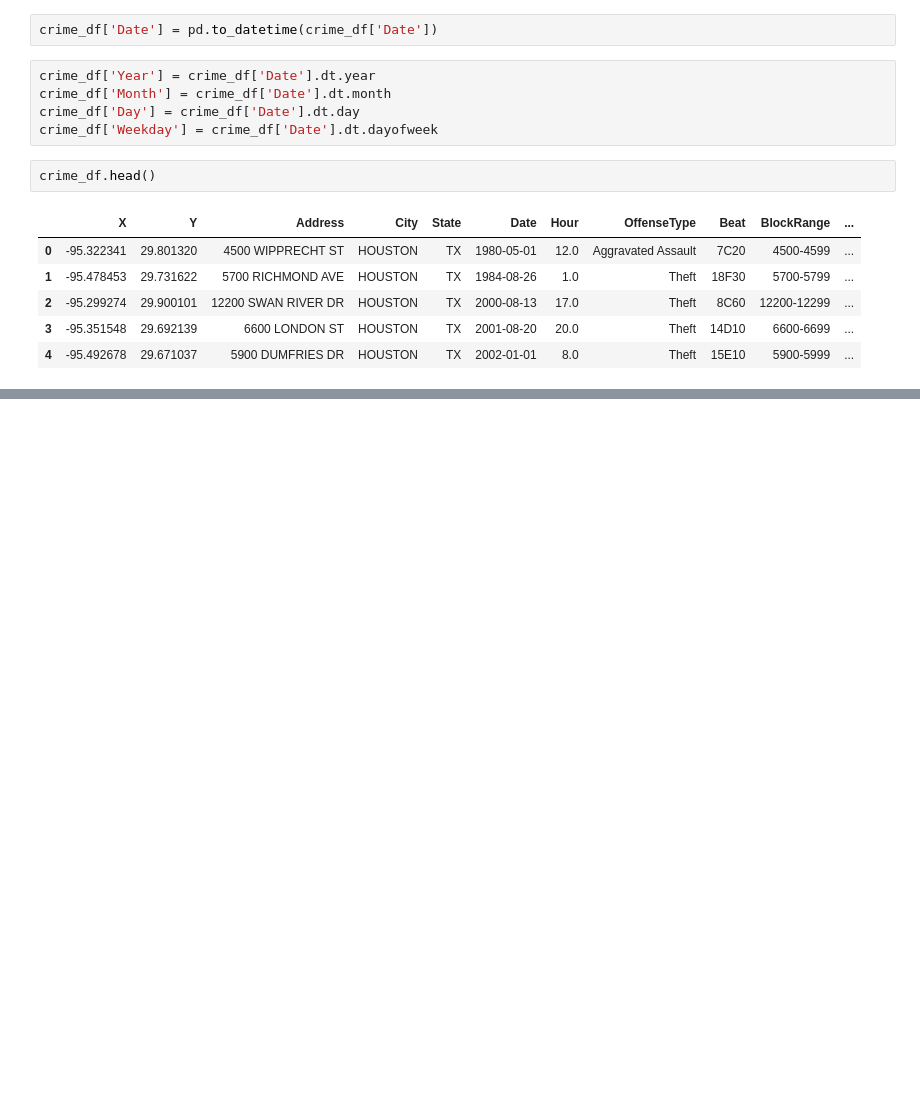
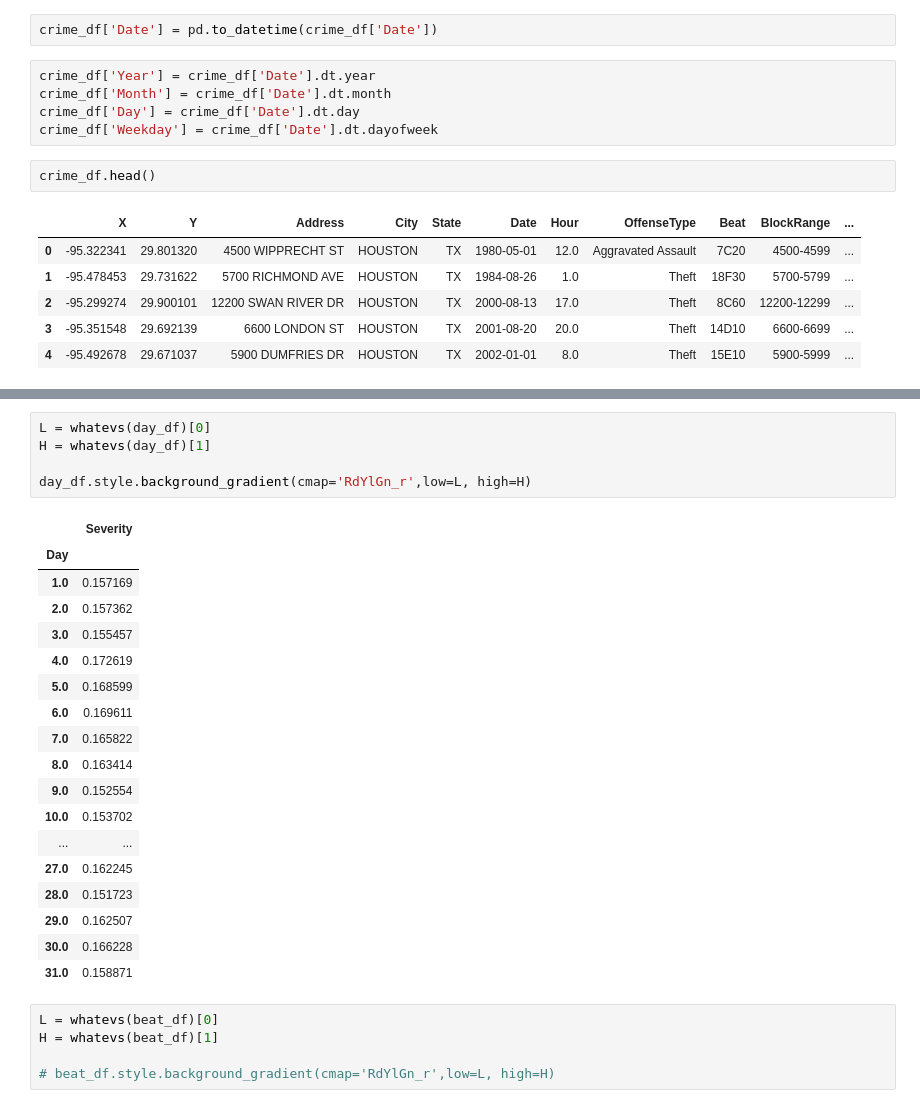
Before and after one commit to ppainuly/Houston-Five-o, a Jupyter notebook: Notebooks/crimeColors.ipynb, the cells around one changed output, grey strips where cells are left out. Drawn from its saved outputs; the diff is of its cells as text; blank space fills up the shorter version.

```diff
--- a/Notebooks/crimeColors.ipynb
+++ b/Notebooks/crimeColors.ipynb
@@ -84,0 +129,29 @@ weekday_df.style.background_gradient(cmap='RdYlGn_r',low=L, high=H)
+# %%
+L = whatevs(day_df)[0]
+H = whatevs(day_df)[1]
+
+day_df.style.background_gradient(cmap='RdYlGn_r',low=L, high=H)
+# %% [output]
+|  | Severity |
+| Day |  |
+| 1.0 | 0.157169 |
+| 2.0 | 0.157362 |
+| 3.0 | 0.155457 |
+| 4.0 | 0.172619 |
+| 5.0 | 0.168599 |
+| 6.0 | 0.169611 |
+| 7.0 | 0.165822 |
+| 8.0 | 0.163414 |
+| 9.0 | 0.152554 |
+| 10.0 | 0.153702 |
+| ... | ... |
+| 27.0 | 0.162245 |
+| 28.0 | 0.151723 |
+| 29.0 | 0.162507 |
+| 30.0 | 0.166228 |
+| 31.0 | 0.158871 |
+# %%
+L = whatevs(beat_df)[0]
+H = whatevs(beat_df)[1]
+
+# beat_df.style.background_gradient(cmap='RdYlGn_r',low=L, high=H)
```
Also changed, not shown: parts of 29 cells of this notebook, 1 other file.
